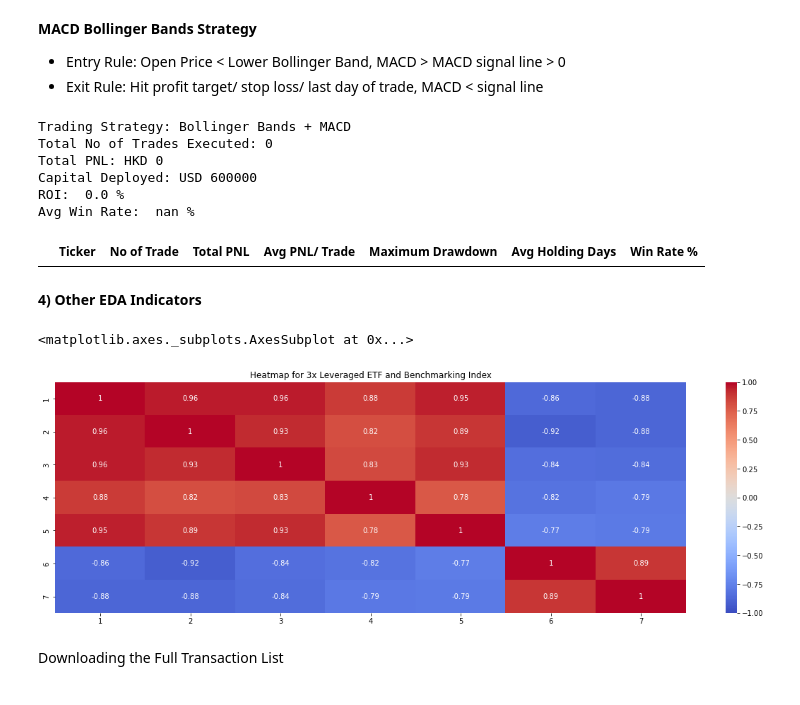
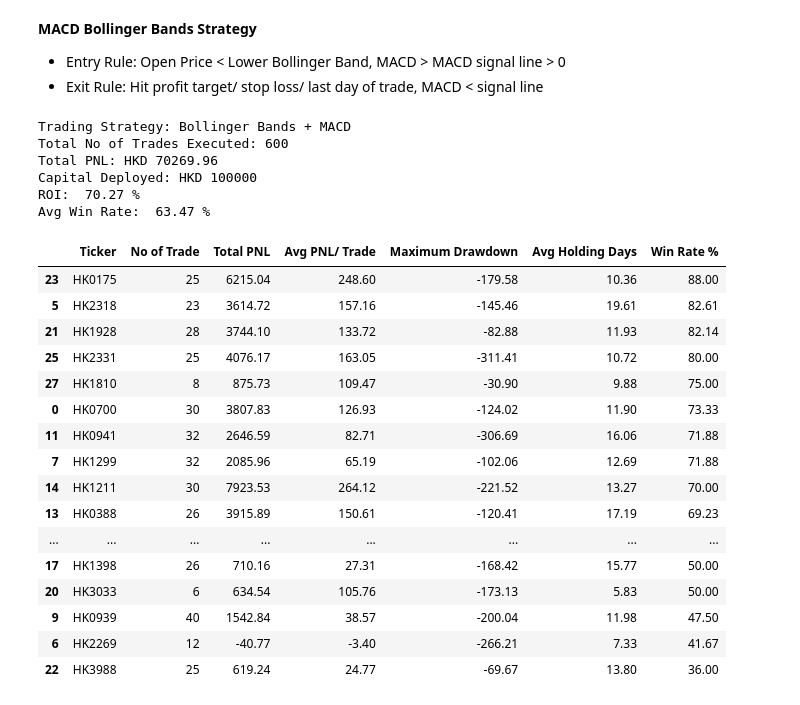
Before and after one commit to jade-lam/AlgorithmicTrading, a Jupyter notebook: Bollinger Bands Strategy on HK Stocks.ipynb, the cells around one changed output. Cells and saved outputs as stored; diff of their text form; code cells hidden in the pictures.

```diff
--- a/Bollinger Bands Strategy on HK Stocks.ipynb
+++ b/Bollinger Bands Strategy on HK Stocks.ipynb
@@ -61,15 +58,21 @@ hkstock_db = client.get_basic_hk_stock_info()
 hkstock_lotsize = hkstock_db[['code', 'lot_size']]
 hkstock_lotsize_dict = copy.deepcopy(hkstock_lotsize.set_index('code')['lot_size'].to_dict())
 # %%
-# Top 30 stocks by turnover
-mid20_vol = hkstock_db.sort_values(by='turnover', ascending=False).iloc[10:30]
-mid20_vol_list = top30_vol['code'].to_list()
+# Top 10 stocks by turnover
+top_30_vol = hkstock_db.sort_values(by='turnover', ascending=False).iloc[0:30]
+top_30_vol_lst = top_30_vol['code'].to_list()
+# %%
+# manipulate to ticket list
+convert_list = []
+for i in top_30_vol_lst:
+  new_item = i[1:] + '.HK'
+  convert_list.append(new_item)
 # %%
 # pair inverse trade stocks
-ticker_list = mid20_vol_list
+ticker_list = convert_list
 
 # define date range - yfinance format
-start_date = '2021-03-20'
+start_date = '2011-03-20'
 end_date = '2022-12-31'
 interval = '1d'
 
@@ -79,7 +82,7 @@ end_date_hkfdb = 20211231
 interval_hkfdb = '1D'
 
 # initial capital in HKD
-initial_capital = 600000
+initial_capital = 100000
 
 # position sizing
 pos_size = round(initial_capital/len(ticker_list),2)
@@ -185,6 +159,6 @@ new_ticker_list
 # %%
 # list of dataframes to be iterated after yfinance data pull
-df_list = [HK0700, HK3690, HK9988, HK2800, HK2828, HK2318, HK2269, HK1299, HK1024, HK0939, HK3968, HK0941, HK9618, HK0388, HK1211, HK1877, HK2628, HK1398, HK2015, HK9999, HK3033, HK1928, HK3988, HK0175, HK1093, HK2331, HK0883, HK1810, HK1177]
+df_list = [HK0700, HK3690, HK9988, HK2800, HK2828, HK2318, HK2269, HK1299, HK1024, HK0939, HK3968, HK0941, HK9618, HK0388, HK1211, HK1877, HK2628, HK1398, HK2015, HK9999, HK3033, HK1928, HK3988, HK0175, HK1093, HK2331, HK0883, HK1810, HK1177, HK6098]
 # %%
 # function to extract dataframe name
 def get_df_name(df):
@@ -322,25 +296,39 @@ for df in df_list:
 # %%
 # PNL for Bollinger Bands + MACD Strategy
 
 #measure_date = df_list[1].loc[1, 'Date']
 #end_date = df_list[1].loc[df.index[-1], 'Date']
 print('Trading Strategy: Bollinger Bands + MACD')
 #print('Trade period:', (measure_date.strftime('%Y-%m-%d')), 'to', end_date.strftime('%Y-%m-%d'))
 ROI = ((bbmacd_result_df['Total PNL'].sum()/ initial_capital)*100).round(2)
 MDD = bbmacd_result_df['Maximum Drawdown'].mean().round(2)
 print('Total No of Trades Executed:', (bbmacd_result_df['No of Trade'].sum()))
 print('Total PNL: HKD', bbmacd_result_df['Total PNL'].sum().round(2))
-print('Capital Deployed: USD', initial_capital)
+print('Capital Deployed: HKD', initial_capital)
 print('ROI: ', ROI, '%')
 print('Avg Win Rate: ', round(bbmacd_result_df[bbmacd_result_df['No of Trade'] > 0]['Win Rate %'].mean(),2), '%')
-bbmacd_result_df[bbmacd_result_df['No of Trade'] > 0].sort_values(by=['Total PNL', 'Avg PNL/ Trade'], ascending=False)
+bbmacd_result_df[bbmacd_result_df['No of Trade'] > 0].sort_values(by=['Win Rate %', 'Total PNL'], ascending=False)
 # %% [output]
 Trading Strategy: Bollinger Bands + MACD
-Total No of Trades Executed: 0
-Total PNL: HKD 0
-Capital Deployed: USD 600000
-ROI:  0.0 %
-Avg Win Rate:  nan %
+Total No of Trades Executed: 600
+Total PNL: HKD 70269.96
+Capital Deployed: HKD 100000
+ROI:  70.27 %
+Avg Win Rate:  63.47 %
 |  | Ticker | No of Trade | Total PNL | Avg PNL/ Trade | Maximum Drawdown | Avg Holding Days | Win Rate % |
+| 23 | HK0175 | 25 | 6215.04 | 248.60 | -179.58 | 10.36 | 88.00 |
+| 5 | HK2318 | 23 | 3614.72 | 157.16 | -145.46 | 19.61 | 82.61 |
+| 21 | HK1928 | 28 | 3744.10 | 133.72 | -82.88 | 11.93 | 82.14 |
+| 25 | HK2331 | 25 | 4076.17 | 163.05 | -311.41 | 10.72 | 80.00 |
+| 27 | HK1810 | 8 | 875.73 | 109.47 | -30.90 | 9.88 | 75.00 |
+| 0 | HK0700 | 30 | 3807.83 | 126.93 | -124.02 | 11.90 | 73.33 |
+| 11 | HK0941 | 32 | 2646.59 | 82.71 | -306.69 | 16.06 | 71.88 |
+| 7 | HK1299 | 32 | 2085.96 | 65.19 | -102.06 | 12.69 | 71.88 |
+| 14 | HK1211 | 30 | 7923.53 | 264.12 | -221.52 | 13.27 | 70.00 |
+| 13 | HK0388 | 26 | 3915.89 | 150.61 | -120.41 | 17.19 | 69.23 |
+| ... | ... | ... | ... | ... | ... | ... | ... |
+| 17 | HK1398 | 26 | 710.16 | 27.31 | -168.42 | 15.77 | 50.00 |
+| 20 | HK3033 | 6 | 634.54 | 105.76 | -173.13 | 5.83 | 50.00 |
+| 9 | HK0939 | 40 | 1542.84 | 38.57 | -200.04 | 11.98 | 47.50 |
+| 6 | HK2269 | 12 | -40.77 | -3.40 | -266.21 | 7.33 | 41.67 |
+| 22 | HK3988 | 25 | 619.24 | 24.77 | -69.67 | 13.80 | 36.00 |
-# %% [markdown]
-**4) Other EDA Indicators**
@@ -371,10 +334,0 @@ for col in all_df.columns[1:]:
-# %%
-plt.figure(figsize=(20,6))
-plt.title('Heatmap for 3x Leveraged ETF and Benchmarking Index')
-#mask = np.triu(np.ones_like(all_df.corr())) #--> add syntax mask=mask to produce diagonal heatmap
-sns.heatmap(all_df.corr(), annot = True, vmin=-1, vmax=1, center=0, cmap='coolwarm') #--> mask=mask to create diagonal heatmap
-# %% [output]
-<matplotlib.axes._subplots.AxesSubplot at 0x...>
-[figure, removed]
-# %% [markdown]
-Downloading the Full Transaction List
```
Also changed, not shown: parts of 22 cells of this notebook.
